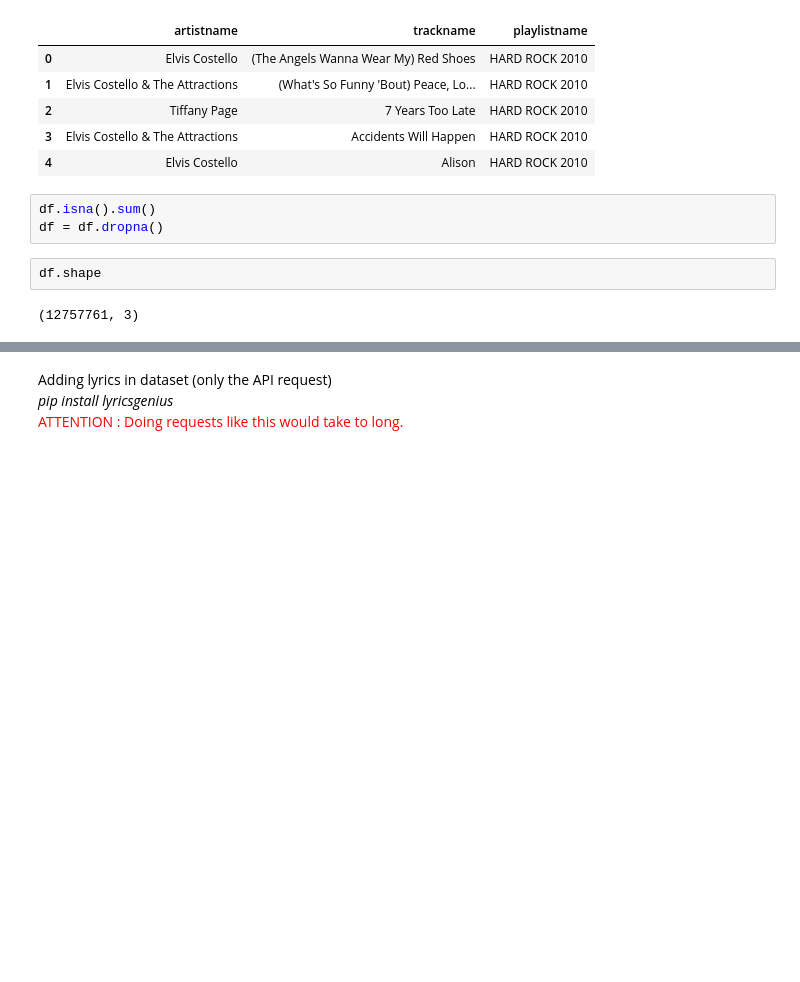
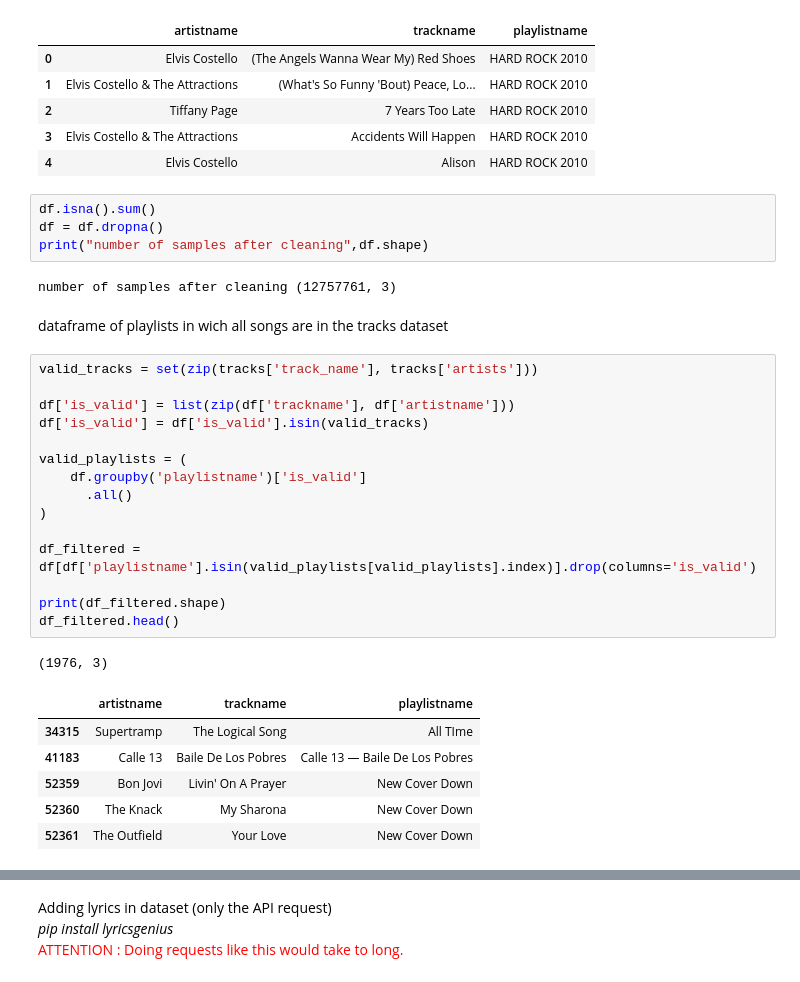
Before and after one commit to TfAplo/DALAS-Project, a Jupyter notebook: Data_collection.ipynb, the cells around one changed output, grey strips where cells are left out. Saved outputs shown, nothing was run; the diff lists cells and outputs as text; blank space fills up the shorter version.

```diff
--- a/Data_collection.ipynb
+++ b/Data_collection.ipynb
@@ -98,7 +163,31 @@ df.head()
 # %%
 df.isna().sum()
 df = df.dropna()
+print("number of samples after cleaning",df.shape)
+# %% [output]
+number of samples after cleaning (12757761, 3)
+# %% [markdown]
+dataframe of playlists in wich all songs are in the tracks dataset
 # %%
-df.shape
+valid_tracks = set(zip(tracks['track_name'], tracks['artists']))
+
+df['is_valid'] = list(zip(df['trackname'], df['artistname']))
+df['is_valid'] = df['is_valid'].isin(valid_tracks)
+
+valid_playlists = (
+    df.groupby('playlistname')['is_valid']
+      .all()
+)
+
+df_filtered = df[df['playlistname'].isin(valid_playlists[valid_playlists].index)].drop(columns='is_valid')
+
+print(df_filtered.shape)
+df_filtered.head()
 # %% [output]
-(12757761, 3)
+(1976, 3)
+|  | artistname | trackname | playlistname |
+| 34315 | Supertramp | The Logical Song | All TIme |
+| 41183 | Calle 13 | Baile De Los Pobres | Calle 13 — Baile De Los Pobres |
+| 52359 | Bon Jovi | Livin' On A Prayer | New Cover Down |
+| 52360 | The Knack | My Sharona | New Cover Down |
+| 52361 | The Outfield | Your Love | New Cover Down |
```
Also changed, not shown: parts of 12 cells of this notebook, 1 other file.
